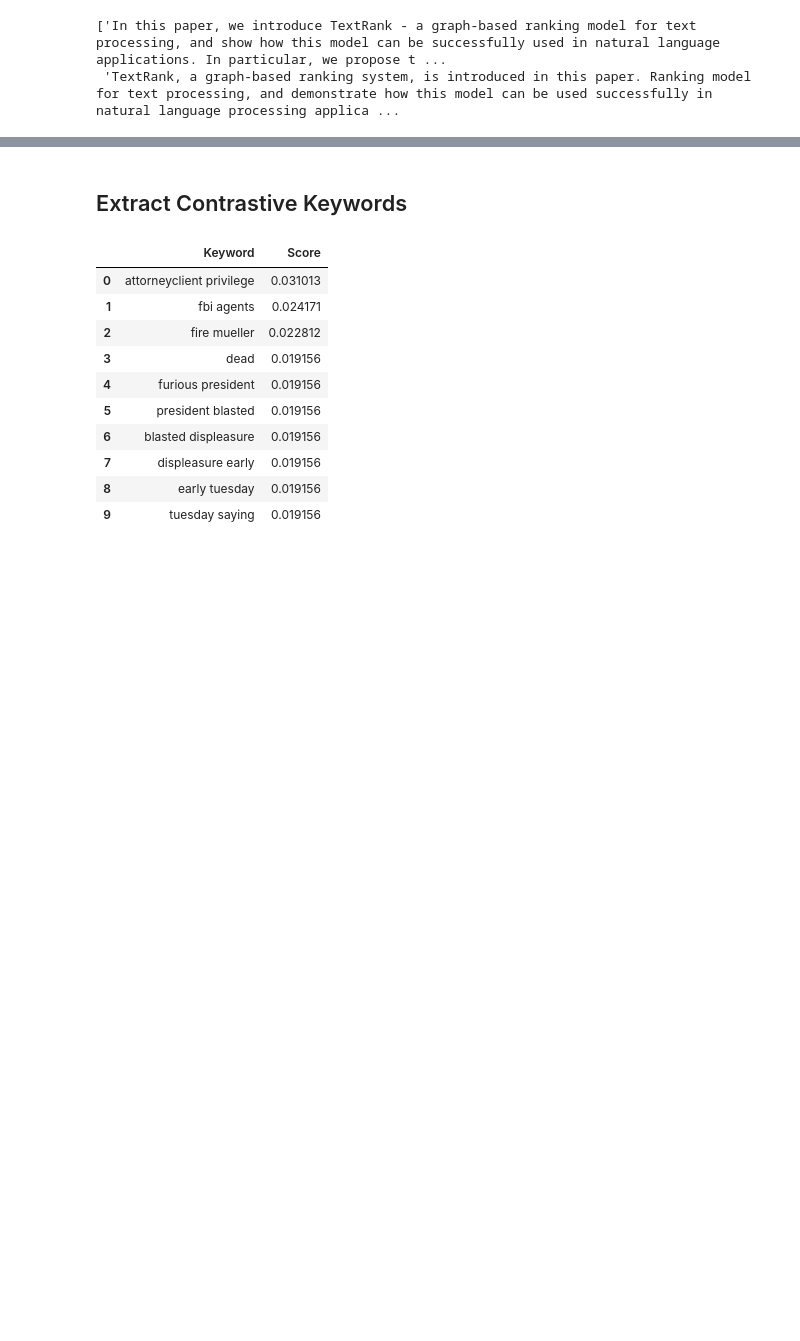
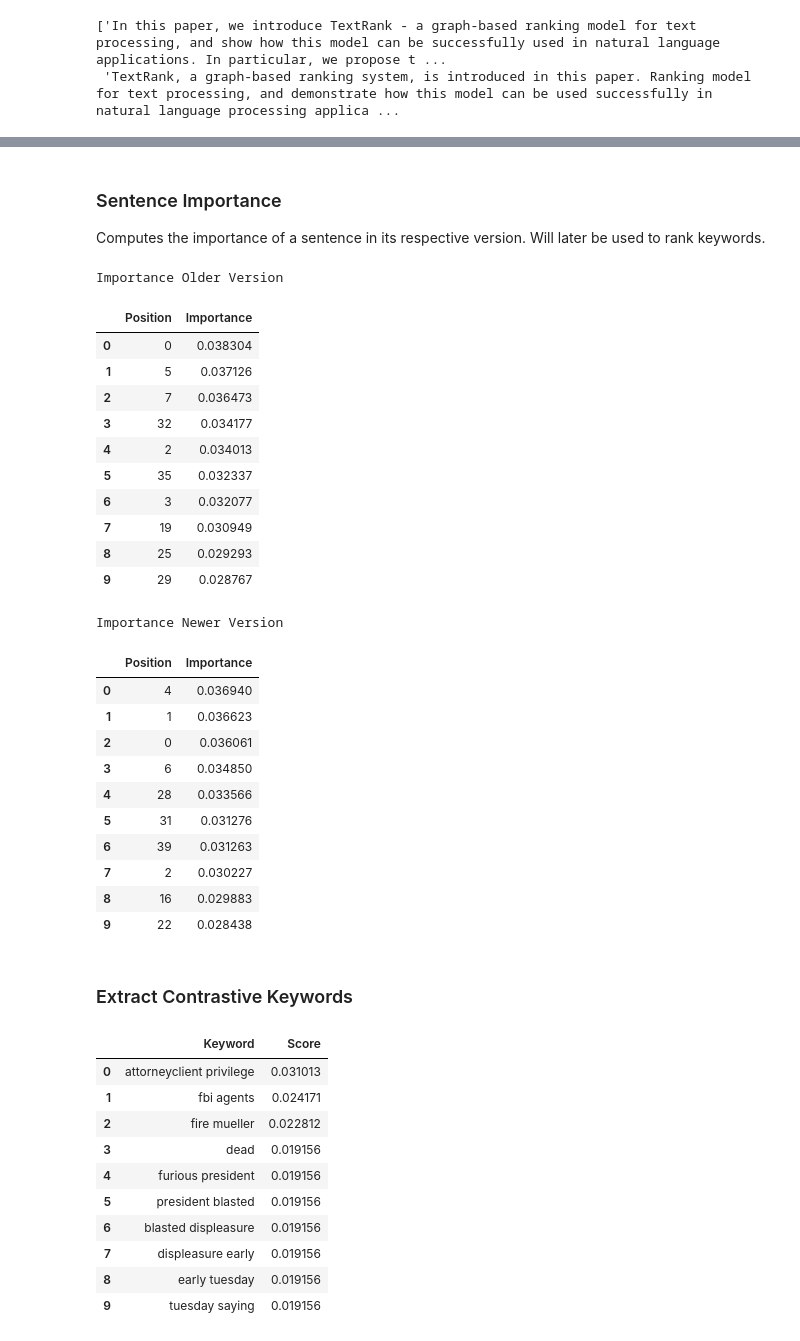
Before and after one commit to LukasEder1/CKE-Demo, a Jupyter notebook: CKE_demo.ipynb, the cells around one changed output, grey strips where cells are left out. Cells and saved outputs as stored; diff of their text form; code cells hidden in the pictures; blank space fills up the shorter version.

```diff
--- a/CKE_demo.ipynb
+++ b/CKE_demo.ipynb
@@ -69,0 +200,17 @@ versioned_document = documents[17313]
+# %% [markdown]
+### Sentence Importance
+
+Computes the importance of a sentence in its respective version. Will later be used to rank keywords.
+# %%
+from IPython.display import display_html
+
+def display_importance(ranking, k):
+
+  df1 = pd.DataFrame({"Position":ranking[0].keys(), "Importance": ranking[0].values()}).reset_index(drop=True)
+  df2 = pd.DataFrame({"Position":ranking[1].keys(), "Importance": ranking[1].values()}).reset_index(drop=True)
+
+  print("Importance Older Version")
+  display(df1.head(k))
+
+  print("\nImportance Newer Version")
+  display(df2.head(k))
@@ -70,5 +219,32 @@ versioned_document = documents[17313]
+# %%
+display_importance(ranking, k=10)
+# %% [output]
+Importance Older Version
+|  | Position | Importance |
+| 0 | 0 | 0.038304 |
+| 1 | 5 | 0.037126 |
+| 2 | 7 | 0.036473 |
+| 3 | 32 | 0.034177 |
+| 4 | 2 | 0.034013 |
+| 5 | 35 | 0.032337 |
+| 6 | 3 | 0.032077 |
+| 7 | 19 | 0.030949 |
+| 8 | 25 | 0.029293 |
+| 9 | 29 | 0.028767 |
+Importance Newer Version
+|  | Position | Importance |
+| 0 | 4 | 0.036940 |
+| 1 | 1 | 0.036623 |
+| 2 | 0 | 0.036061 |
+| 3 | 6 | 0.034850 |
+| 4 | 28 | 0.033566 |
+| 5 | 31 | 0.031276 |
+| 6 | 39 | 0.031263 |
+| 7 | 2 | 0.030227 |
+| 8 | 16 | 0.029883 |
+| 9 | 22 | 0.028438 |
 # %% [markdown]
-## Extract Contrastive Keywords
+### Extract Contrastive Keywords
 # %%
 def display_keywords(keywords, k=10):
   display(pd.DataFrame({"Keyword": keywords.keys(), "Score": keywords.values()}).head(k))
```
Also changed, not shown: parts of 34 cells of this notebook.
